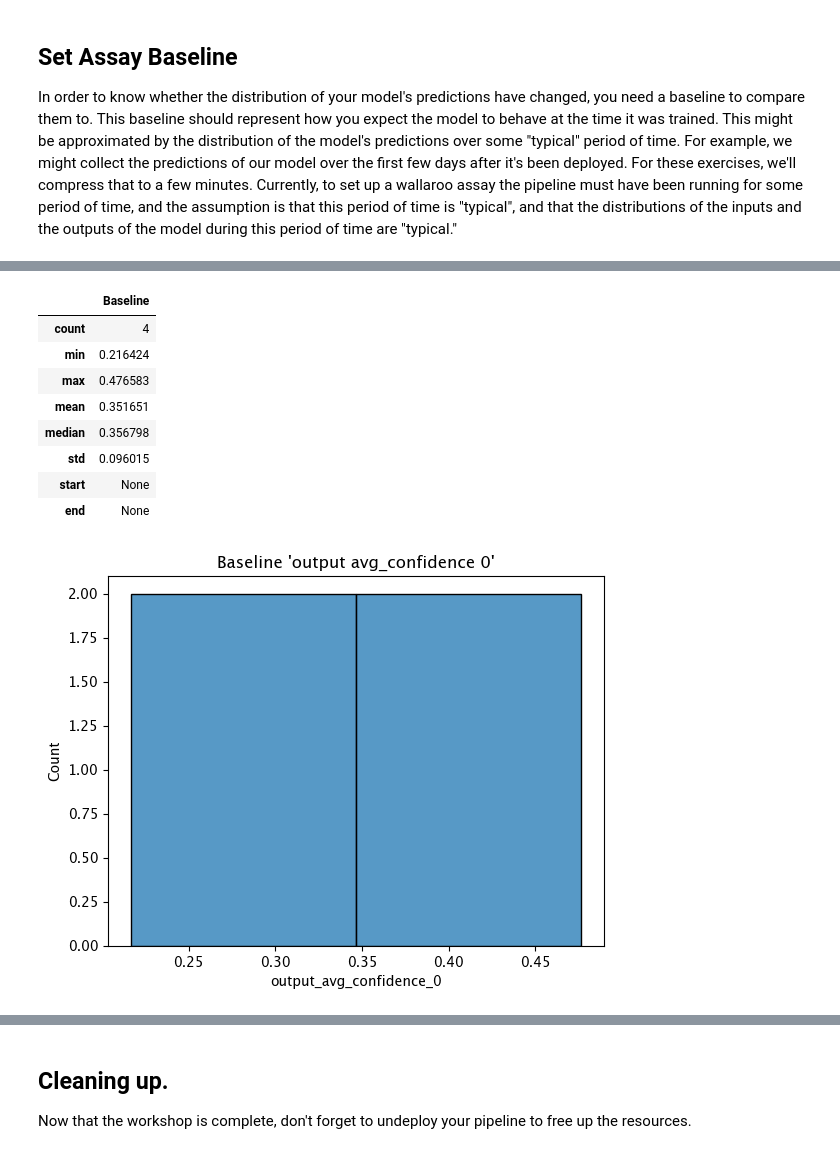
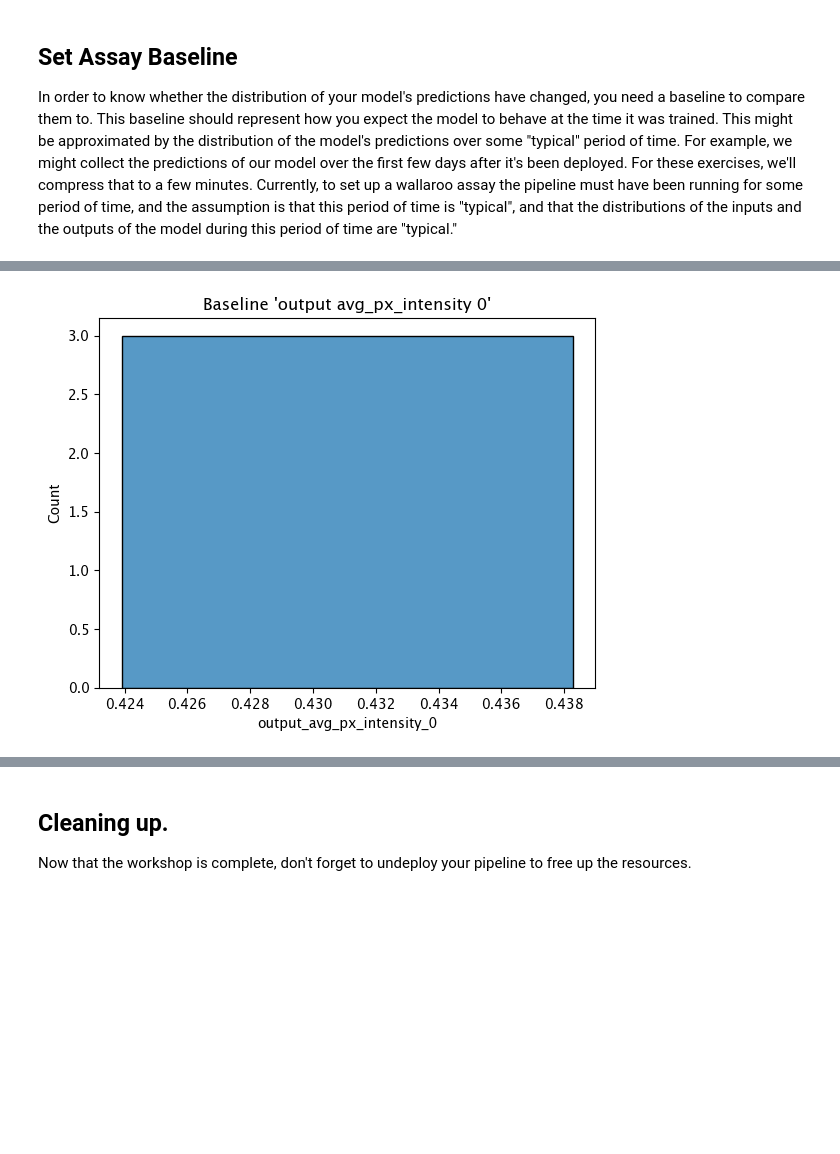
Before and after one commit to WallarooLabs/Workshops, a Jupyter notebook: Computer Vision/Retail/Notebooks-with-code/N4_drift_detection-with-code.ipynb, the cells around one changed output, grey strips where cells are left out. Saved outputs shown, nothing was run; the diff lists cells and outputs as text; code cells hidden in the pictures; blank space fills up the shorter version.

````diff
--- a/Computer Vision/Retail/Notebooks-with-code/N4_drift_detection-with-code.ipynb
+++ b/Computer Vision/Retail/Notebooks-with-code/N4_drift_detection-with-code.ipynb
@@ -46,7 +46,7 @@ wl = wallaroo.Client()
 
 workspace_name = 'workshop-workspace-john-cv'
 
-workspace = wl.get_workspace(workspace_name, create_if_not_exist=True)
+workspace = wl.get_workspace(workspace_name)
 
 # set your current workspace to the workspace that you just created
 wl.set_current_workspace(workspace)
@@ -54,18 +54,6 @@ wl.set_current_workspace(workspace)
 # optionally, examine your current workspace
 wl.get_current_workspace()
 
-model_name = 'mobilenet'
-
-prime_model_version = wl.get_model(model_name)
-
-module_post_process_model = wl.get_model("cv-post-process-drift-detection")
-
-pipeline_name = 'cv-retail-observe'
-
-pipeline = wl.build_pipeline(pipeline_name)
-
 # display the workspace, pipeline and model version
 display(workspace)
-display(pipeline)
-display(prime_model_version)
 # %% [output]
@@ -134,0 +145,8 @@ FileNotFoundError: [Errno 2] No such file or directory: '/Users/johnhansarick/St
+# %%
+## blank space to build the pipeline and add the model step, then deploy the pipeline
+
+pipeline = wl.build_pipeline("cv-assays-demo")
+pipeline.clear()
+pipeline.add_model_step(model)
+
+pipeline.deploy(deployment_config=deployment_config)
@@ -366,29 +343,21 @@ assay_builder.baseline_histogram()
 ```
 # %%
+## blank space to create the assay baseline
 
 assay_baseline_from_dates = wl.build_assay(assay_name="assays from date baseline",
                                pipeline=pipeline,
-                               iopath="output avg_confidence 0",
-                               baseline_data = results_baseline)
+                               iopath="output avg_px_intensity 0",
+                               baseline_start=assay_baseline_start,
+                               baseline_end=assay_baseline_end)
 
 
 # create the baseline from the dates
-assay_baseline_run_from_dates = assay_baseline_from_dates.build().interactive_baseline_run()
-assay_baseline_run_from_dates.baseline_stats()
+assay_config_from_dates = assay_baseline_from_dates.build()
+assay_results_from_dates = assay_config_from_dates.interactive_run()
+
+assay_baseline_from_dates.baseline_histogram()
 # %% [output]
-|  | Baseline |
-| count | 4 |
-| min | 0.216424 |
-| max | 0.476583 |
-| mean | 0.351651 |
-| median | 0.356798 |
-| std | 0.096015 |
-| start | None |
-| end | None |
+[figure, added]
-# %%
-assay_baseline_from_dates.baseline_histogram()
-# %% [output]
-[figure, removed]
 # %% [markdown]
 ## Assay Windows
 
````
Also changed, not shown: parts of 26 cells of this notebook, 10 other files.
